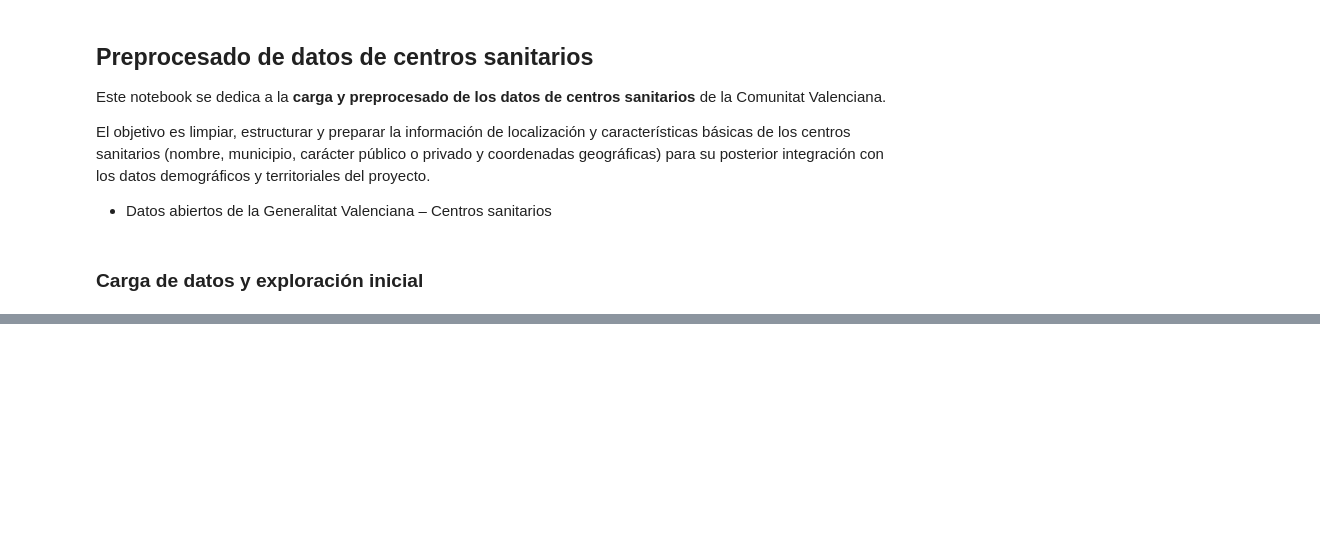
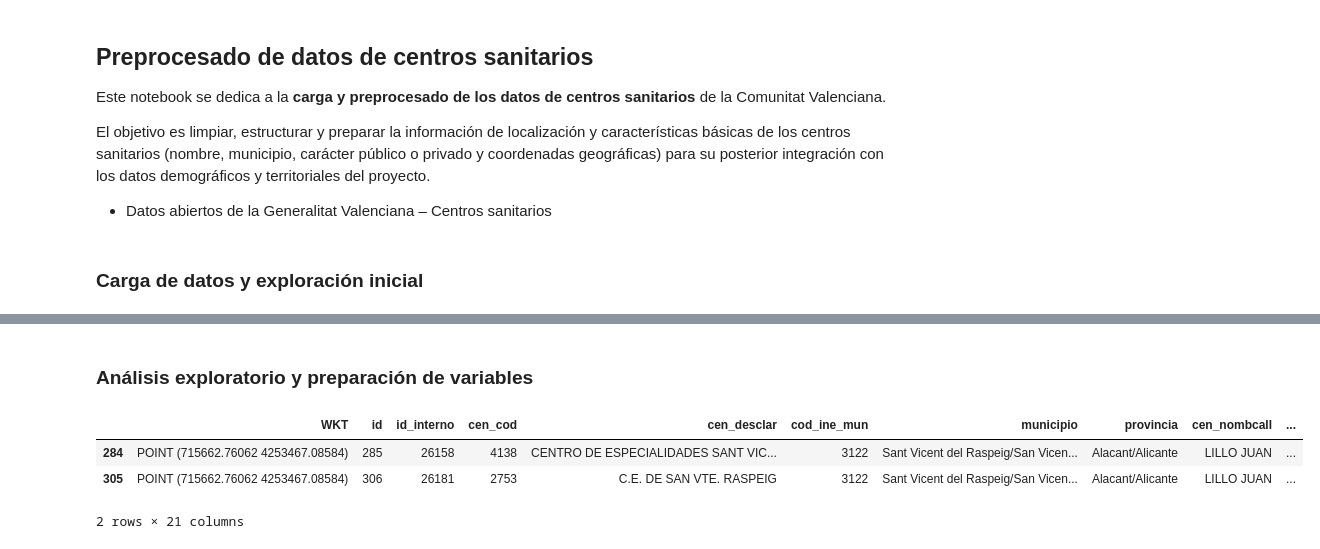
Before and after one commit to nt33/PRVD-Proyecto_Salud, a Jupyter notebook: 01-preprocesado/datos_centros_sanitarios.ipynb, the cells around one changed output, grey strips where cells are left out. Drawn from its saved outputs; the diff is of its cells as text; code cells hidden in the pictures; blank space fills up the shorter version.

```diff
--- a/01-preprocesado/datos_centros_sanitarios.ipynb
+++ b/01-preprocesado/datos_centros_sanitarios.ipynb
@@ -31,0 +130,10 @@ centros_datos
+# %% [markdown]
+### Análisis exploratorio y preparación de variables
+# %%
+# Ver filas con wkt duplicados
+centros_raw[centros_raw.duplicated(subset=['WKT'], keep=False)]
+# %% [output]
+|  | WKT | id | id_interno | cen_cod | cen_desclar | cod_ine_mun | municipio | provincia | cen_nombcall | ... |
+| 284 | POINT (715662.76062 4253467.08584) | 285 | 26158 | 4138 | CENTRO DE ESPECIALIDADES SANT VIC... | 3122 | Sant Vicent del Raspeig/San Vicen... | Alacant/Alicante | LILLO JUAN | ... |
+| 305 | POINT (715662.76062 4253467.08584) | 306 | 26181 | 2753 | C.E. DE SAN VTE. RASPEIG | 3122 | Sant Vicent del Raspeig/San Vicen... | Alacant/Alicante | LILLO JUAN | ... |
+2 rows × 21 columns
```
Also changed, not shown: parts of 14 cells of this notebook, 2 other files.
